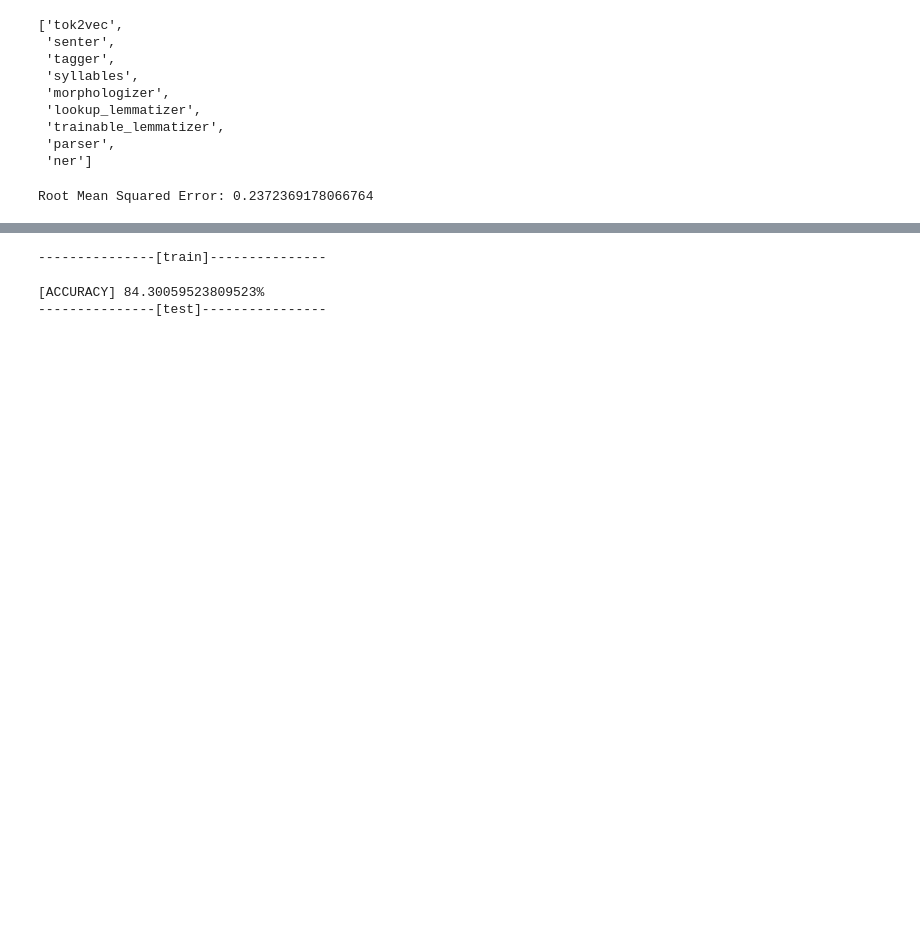
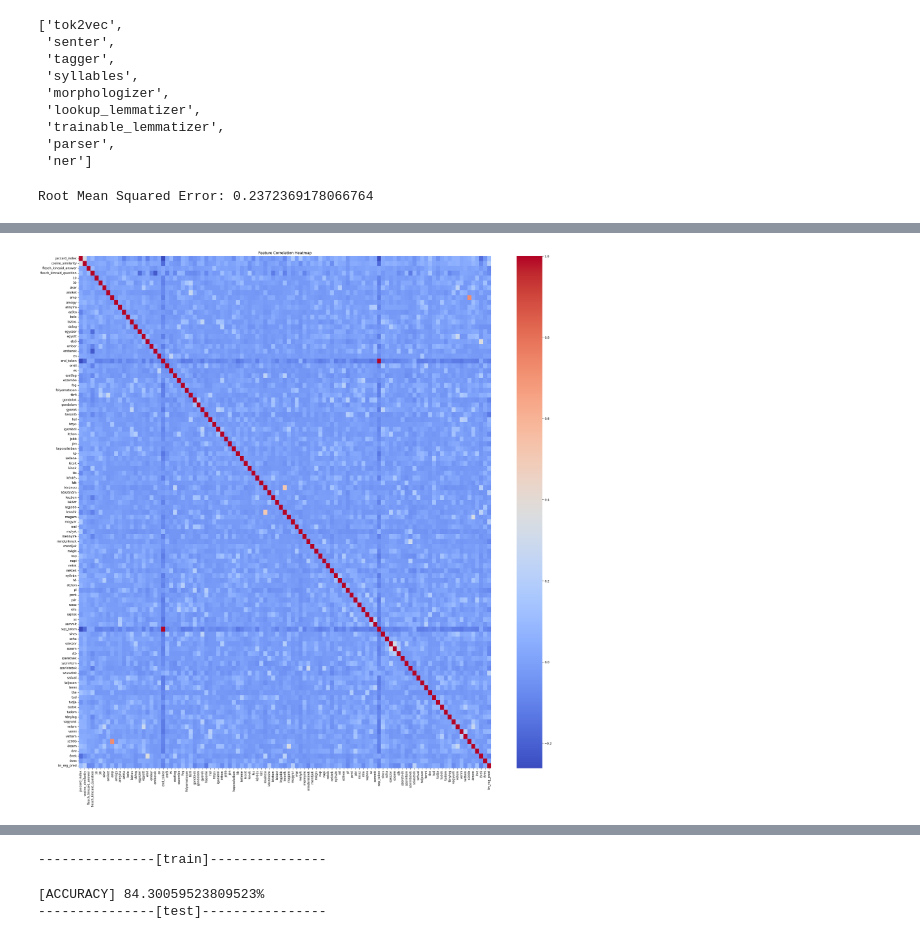
Before and after one commit to yarathealmighty/dumps, a Jupyter notebook: notebooks/askhu_ipynb.ipynb, the cells around one changed output, grey strips where cells are left out. Saved outputs shown, nothing was run; the diff lists cells and outputs as text; code cells hidden in the pictures; blank space fills up the shorter version.

```diff
--- a/notebooks/askhu_ipynb.ipynb
+++ b/notebooks/askhu_ipynb.ipynb
@@ -419,0 +437,13 @@ Root Mean Squared Error: 0.2372369178066764
+# %%
+import seaborn as sns
+
+# Korrelációs mátrix
+corr_matrix = X.corr()
+
+# Heatmap
+plt.figure(figsize=(30, 30))
+sns.heatmap(corr_matrix, annot=False, cmap='coolwarm', cbar=True)
+plt.title('Feature Correlation Heatmap')
+plt.show()
+# %% [output]
+[figure, added]
```
Also changed, not shown: parts of 12 cells of this notebook.
